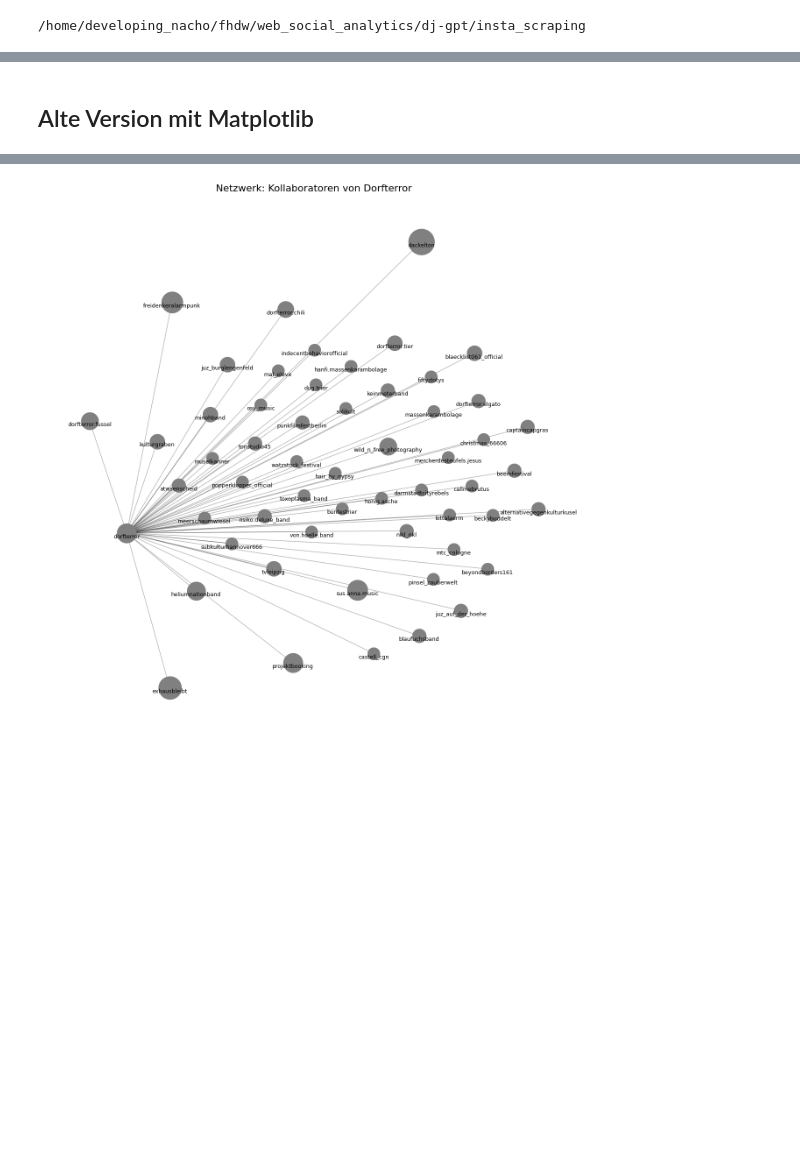
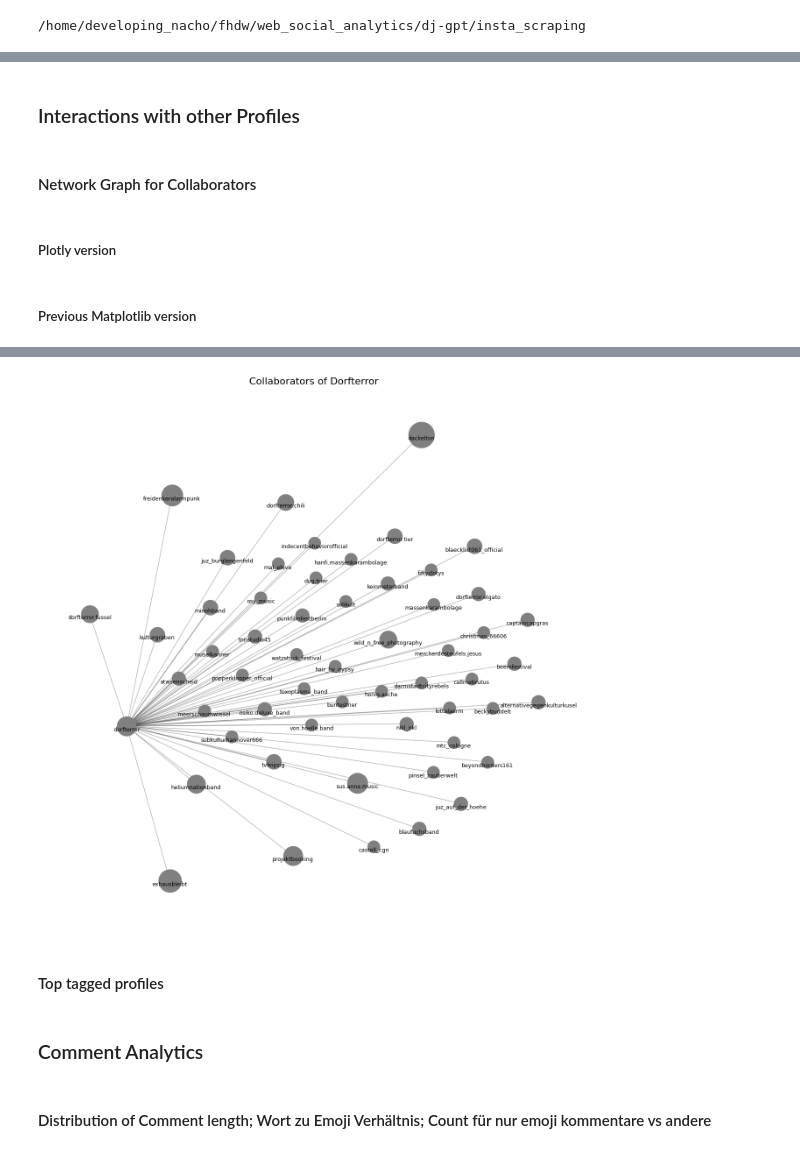
Before and after one commit to NiklNKL/dj-gpt, a Jupyter notebook: insta_scraping/insta_analytics_notebooks/visualization_notebook.ipynb, the cells around one changed output, grey strips where cells are left out. Drawn from its saved outputs; the diff is of its cells as text; code cells hidden in the pictures; blank space fills up the shorter version.

Commit message:
reworked the visualizations and cleaned up the visualization workbook

```diff
--- a/insta_scraping/insta_analytics_notebooks/visualization_notebook.ipynb
+++ b/insta_scraping/insta_analytics_notebooks/visualization_notebook.ipynb
@@ -262,6 +599,12 @@ fig = px.bar(
 fig.update_layout(yaxis={'categoryorder':'total ascending'})
 
 fig.show()
+# %% [markdown]
+### Interactions with other Profiles
+# %% [markdown]
+#### Network Graph for Collaborators
+# %% [markdown]
+##### Plotly version
 # %%
 dorfterror_profile = session.query(Profile).filter(Profile.username == 'dorfterror').first()
 
@@ -435,33 +766,29 @@ fig = go.Figure(data=[edge_trace, node_trace],
 
 fig.show()
 # %% [markdown]
-## Alte Version mit Matplotlib
+##### Previous Matplotlib version
 # %%
 import matplotlib.pyplot as plt
 from matplotlib.offsetbox import AnnotationBbox, OffsetImage
 import numpy as np
+from PIL import Image, ImageDraw
 
 dorfterror_profile = session.query(Profile).filter(Profile.username == 'dorfterror').first()
 
-# Alle Kollaborationen von Dorfterror laden
 dorfterror_post_ids = [
     p.id for p in session.query(Post).filter(Post.user_posted == dorfterror_profile.username)
 ]
 
 collabs = session.query(Collaborator).filter(Collaborator.post_id.in_(dorfterror_post_ids)).all()
 
-# Zähle, wie oft jeder Kollaborator mit Dorfterror zusammenarbeitet
 collab_counts = Counter([c.profile_id for c in collabs])
 
-# Profilinfos laden
 collab_profiles = session.query(Profile).filter(Profile.id.in_(list(collab_counts.keys()))).all()
 id_to_profile = {p.id: p for p in collab_profiles}
 
-# Netzwerk erstellen
 G = nx.Graph()
 G.add_node(dorfterror_profile.username, size=1000, image_url=dorfterror_profile.profile_image_link)
 
-# Knoten für Kollaboratoren hinzufügen
 for collab_id, count in collab_counts.items():
     profile = id_to_profile.get(collab_id)
     if profile:
@@ -489,10 +816,9 @@ def resolve_overlaps(pos, sizes, min_dist_factor=1.2, max_iter=200):
                     continue
                 p1, p2 = np.array(pos[n1]), np.array(pos[n2])
                 dist = get_distance(p1, p2)
-                min_dist = (sizes[n1] + sizes[n2]) * min_dist_factor / 20  # Skalierung für Abstand
+                min_dist = (sizes[n1] + sizes[n2]) * min_dist_factor / 20
 
                 if dist < min_dist:
-                    # Richtung berechnen, um Knoten zu verschieben
                     direction = (p1 - p2) / (dist + 1e-5)
                     shift = (min_dist - dist) / 2
                     pos[n1] = tuple(p1 + direction * shift)
@@ -502,21 +828,16 @@ def resolve_overlaps(pos, sizes, min_dist_factor=1.2, max_iter=200):
             break
     return pos
 
-
-# Schritt 1: Zentrum setzen
 center_node = dorfterror_profile.username
 pos = {center_node: (0, 0)}
 
-# Schritt 2: Kollaboratoren radial verteilen
 other_nodes = [n for n in G.nodes if n != center_node]
 num_nodes = len(other_nodes)
 angle_step = 2 * np.pi / num_nodes
 
-# Maximale Knotengröße für Radiusberechnung
 max_size = max(G.nodes[n]["size"] for n in other_nodes)
-sizes = {n: G.nodes[n]["size"] / 10 for n in G.nodes}  # Bildgröße zur Abstandskalkulation
+sizes = {n: G.nodes[n]["size"] / 10 for n in G.nodes}
 
-# Erste Platzierung
 for i, node in enumerate(sorted(other_nodes)):
     angle = i * angle_step
     size = G.nodes[node]["size"]
@@ -525,7 +846,6 @@ for i, node in enumerate(sorted(other_nodes)):
     y = np.sin(angle) * radius
     pos[node] = (x, y)
 
-# Schritt 3: Überlappungen korrigieren
 pos = resolve_overlaps(pos, sizes)
 
 
@@ -550,71 +870,66 @@ for node in G.nodes:
         size = int(node_size / 10)
         img = img.resize((size, size), Image.LANCZOS)
 
-        # Runde Maske
         mask = Image.new('L', (size, size), 0)
         draw_mask = ImageDraw.Draw(mask)
         draw_mask.ellipse((0, 0, size, size), fill=255)
 
-        # Dünner schwarzer Rand
-        border_size = 2  # SCHMALER gemacht
+        border_size = 2
         bordered_img = Image.new("RGBA", (size + 2 * border_size, size + 2 * border_size), (0, 0, 0, 0))
         border_draw = ImageDraw.Draw(bordered_img)
         border_draw.ellipse(
             (0, 0, size + 2 * border_size, size + 2 * border_size),
-            fill=(0, 0, 0, 255)  # schwarzer Rand
+            fill=(0, 0, 0, 255)
         )
 
-        # Bild mit runder Maske einfügen
         img.putalpha(mask)
         bordered_img.paste(img, (border_size, border_size), img)
 
-        # Anzeige als runder Knoten mit dünnem Rand
         img_box = OffsetImage(bordered_img, zoom=1)
         ab = AnnotationBbox(img_box, (x, y), frameon=False)
         ax.add_artist(ab)
 
-        # Dynamischer Abstand basierend auf tatsächlicher Bildhöhe in Datenkoordinaten
         fig = plt.gcf()
         ax = plt.gca()
         bbox = ax.get_window_extent().transformed(fig.dpi_scale_trans.inverted())
         ax_width, ax_height = bbox.width, bbox.height
 
-        # Größe des Bildes in Datenkoordinaten (grob geschätzt)
         scale = ax.transData.inverted().transform([(0, 0), (0, size)])
         dy = abs(scale[1][1] - scale[0][1])
 
         plt.text(x, y - dy / 2 - 1, node, ha='center', va='top', fontsize=9)
 
 
     except Exception as e:
         print(f"Fehler bei {node}: {e}")
-        # Fallback: grauer Kreis und Text
         nx.draw_networkx_nodes(G, pos, nodelist=[node], node_size=node_size, node_color='gray', ax=ax)
         plt.text(x, y - 0.1, node, ha='center', va='top', fontsize=9)
 
 
-plt.title('Netzwerk: Kollaboratoren von Dorfterror', fontsize=16)
+plt.title('Collaborators of Dorfterror', fontsize=16)
 plt.axis('off')
 plt.show()
 # %% [output]
 Fehler bei dorfterror: 403 Client Error: Forbidden for url: https://scontent-cdg4-2.cdninstagram.com/v/t51.2885-19/468566340_1080483403382431_3800128179714413222_n.jpg?stp=dst-jpg_s320x320_tt6&_nc_ht= ...
 Fehler bei muselkanner: 403 Client Error: Forbidden for url: https://scontent-gig4-2.cdninstagram.com/v/t51.2885-19/52699500_1006762016200981_3772279542832431104_n.jpg?stp=dst-jpg_s320x320_tt6&_nc_ht= ...
 Fehler bei alternativegegenkulturkusel: 403 Client Error: Forbidden for url: https://instagram.fgua1-2.fna.fbcdn.net/v/t51.2885-19/245473097_603184974348190_1747705987572965717_n.jpg?stp=dst-jpg_s320x ...
 Fehler bei blaufuchsband: 403 Client Error: Forbidden for url: https://instagram.feyp2-1.fna.fbcdn.net/v/t51.2885-19/106495440_2681524962084663_2857193811379909526_n.jpg?stp=dst-jpg_s320x320_tt6&_nc_h ...
 Fehler bei dorfterror.fussel: 403 Client Error: Forbidden for url: https://scontent-mxp2-1.cdninstagram.com/v/t51.2885-19/491464974_1172407960818935_1915843070830705328_n.jpg?stp=dst-jpg_s320x320_tt6& ...
 Fehler bei risiko.deluxe_band: 403 Client Error: Forbidden for url: https://instagram.fabv6-1.fna.fbcdn.net/v/t51.2885-19/72622995_412013736406809_4543270715570257920_n.jpg?stp=dst-jpg_s320x320_tt6&_n ...
 Fehler bei heliumnationband: 403 Client Error: Forbidden for url: https://instagram.fbdo9-1.fna.fbcdn.net/v/t51.2885-19/420629053_403188152334604_3449686714851177899_n.jpg?stp=dst-jpg_s320x320_tt6&_nc ...
 Fehler bei sus.anna.music: 403 Client Error: Forbidden for url: https://instagram.feas1-1.fna.fbcdn.net/v/t51.2885-19/459059903_1111861483604619_7998862876590499425_n.jpg?stp=dst-jpg_s320x320_tt6&_nc_ ...
 Fehler bei exhausbleibt: 403 Client Error: Forbidden for url: https://scontent-ham3-1.cdninstagram.com/v/t51.2885-19/120955042_1018560268662999_7227532884264990479_n.jpg?stp=dst-jpg_s320x320_tt6&_nc_h ...
 Fehler bei captaincapgras: 403 Client Error: Forbidden for url: https://scontent-waw2-1.cdninstagram.com/v/t51.2885-19/470080487_583495764264536_1665424045491582121_n.jpg?stp=dst-jpg_s320x320_tt6&_nc_ ...
 Fehler bei christmas_66606: 403 Client Error: Forbidden for url: https://instagram.frer1-1.fna.fbcdn.net/v/t51.2885-19/455086037_1674025376747600_1248651190387573858_n.jpg?stp=dst-jpg_s320x320_tt6&_nc ...
 Fehler bei freidenkeralarmpunk: 403 Client Error: Forbidden for url: https://instagram.fsdu12-2.fna.fbcdn.net/v/t51.2885-19/459134351_1904126470069391_1880063712636201_n.jpg?stp=dst-jpg_s320x320_tt6&_ ...
 ... (40 lines left out)
 Fehler bei tonstudio45: 403 Client Error: Forbidden for url: https://scontent-icn2-1.cdninstagram.com/v/t51.2885-19/73387330_594084681354479_14083940792926208_n.jpg?stp=dst-jpg_s320x320_tt6&_nc_ht=sco ...
 Fehler bei darmstadtcityrebels: 403 Client Error: Forbidden for url: https://scontent-waw2-1.cdninstagram.com/v/t51.2885-19/427662956_700795422228371_4026996892891454954_n.jpg?stp=dst-jpg_s320x320_tt6 ...
 Fehler bei watzstock_festival: 403 Client Error: Forbidden for url: https://scontent-fco2-1.cdninstagram.com/v/t51.2885-19/66807428_302643467173545_1354234936827052032_n.jpg?stp=dst-jpg_s320x320_tt6&_ ...
 Fehler bei beckybuddelt: 403 Client Error: Forbidden for url: https://instagram.fyhu2-1.fna.fbcdn.net/v/t51.2885-19/501584691_17843865972498360_152032200200505616_n.jpg?stp=dst-jpg_s320x320_tt6&_nc_ht ...
-[figure, old version]
+[figure, new version]
+# %% [markdown]
+#### Top tagged profiles
 # %%
 mentions = [mention.lower() for mentions_list in df_posts['caption_mentions'] for mention in (mentions_list if mentions_list else [])]
 from collections import Counter
@@ -641,6 +956,10 @@ fig.update_layout(yaxis={'categoryorder':'total ascending'},
                   margin=dict(l=120),
                   height=600)
 fig.show()
+# %% [markdown]
+### Comment Analytics
+# %% [markdown]
+#### Distribution of Comment length; Wort zu Emoji Verhältnis; Count für nur emoji kommentare vs andere
 # %%
 comments = session.query(Comment).filter(Comment.text != None).all()
 df_comments = pd.DataFrame([{
```
Also changed, not shown: parts of 65 cells of this notebook, 2 other files.
